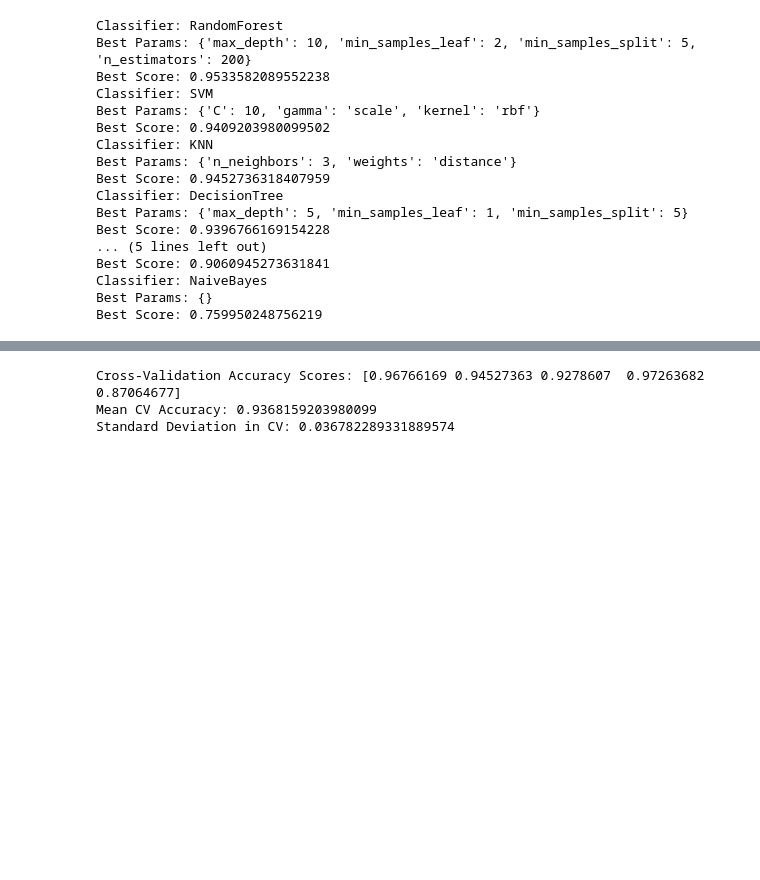
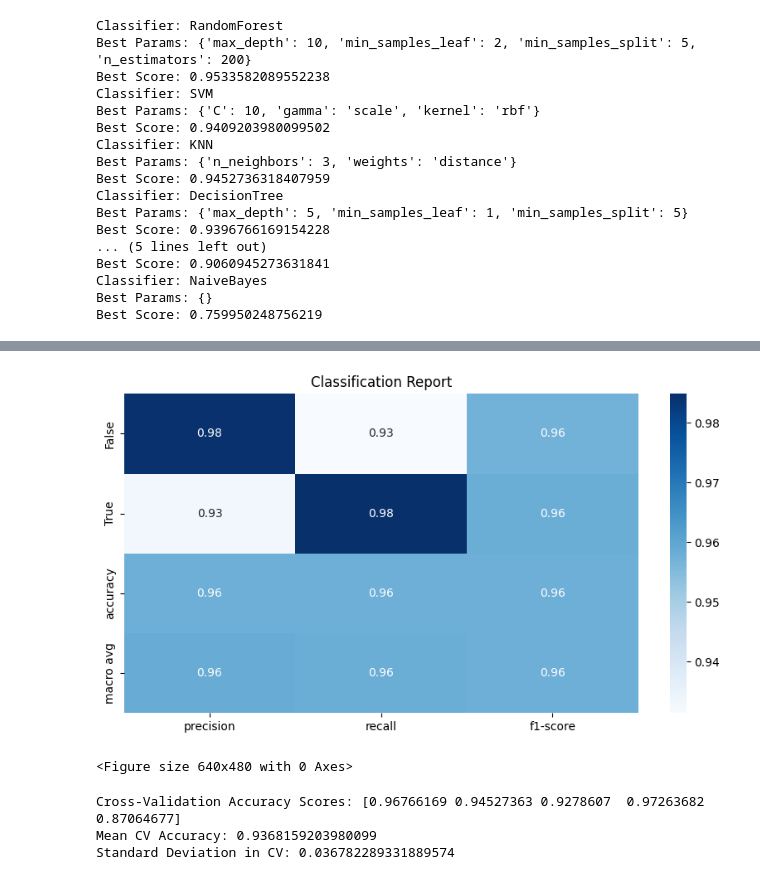
Before and after one commit to jbarber07/rPPG-Toolbox, a Jupyter notebook: real_ppg.ipynb, the cells around one changed output, grey strips where cells are left out. Saved outputs shown, nothing was run; the diff lists cells and outputs as text; code cells hidden in the pictures; blank space fills up the shorter version.

```diff
--- a/real_ppg.ipynb
+++ b/real_ppg.ipynb
@@ -494,3 +514,17 @@ Test Accuracy:  0.9577114427860697
+# %%
+# Plot the classification report
+report = classification_report(y_test, y_pred, output_dict=True)
+report_df = pd.DataFrame(report).transpose()
+
+plt.figure(figsize=(10, 5))
+sns.heatmap(report_df.iloc[:-1, :-1], annot=True, cmap='Blues', fmt='.2f')
+plt.title('Classification Report')
+plt.show()
+# save png file
+plt.savefig('classification_report.png')
+# %% [output]
+[figure, added]
+<Figure size 640x480 with 0 Axes>
 # %%
 # Cross-validation with 5 folds
 cv_scores = cross_val_score(best_clf, scaled_features, labels_resampled, cv=5)
```
Also changed, not shown: parts of 5 cells of this notebook, 23 other files.
